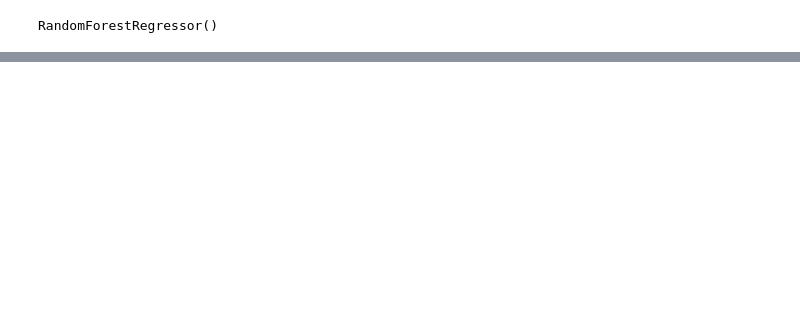
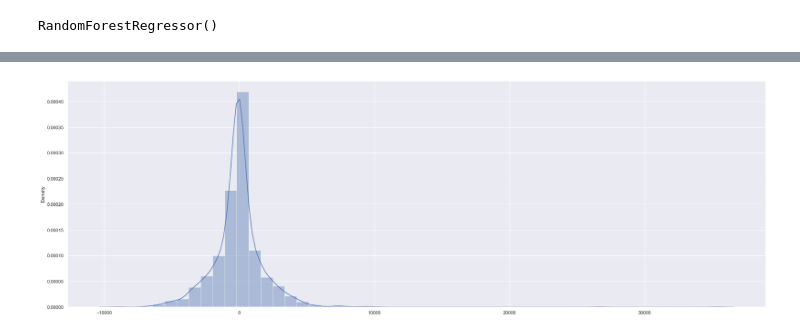
Before and after one commit to sandhyaammasi/flight-fare-prediction, a Jupyter notebook: script.ipynb, the cells around one changed output, grey strips where cells are left out. Saved outputs shown, nothing was run; the diff lists cells and outputs as text; code cells hidden in the pictures; blank space fills up the shorter version.

```diff
--- a/script.ipynb
+++ b/script.ipynb
@@ -646,0 +697,6 @@ y_pred = RandomForestRegressModel.predict(X_test)
+# %%
+plt.figure(figsize=(30,10))
+sns.distplot(compare["actual"] -compare["predicted"])
+plt.show()
+# %% [output]
+[figure, added]
```
Also changed, not shown: parts of 32 cells of this notebook.
